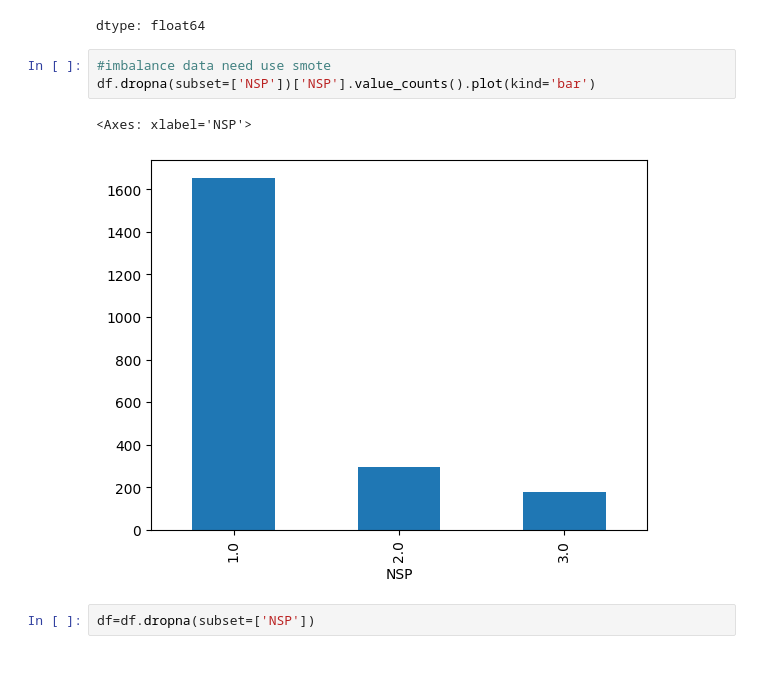
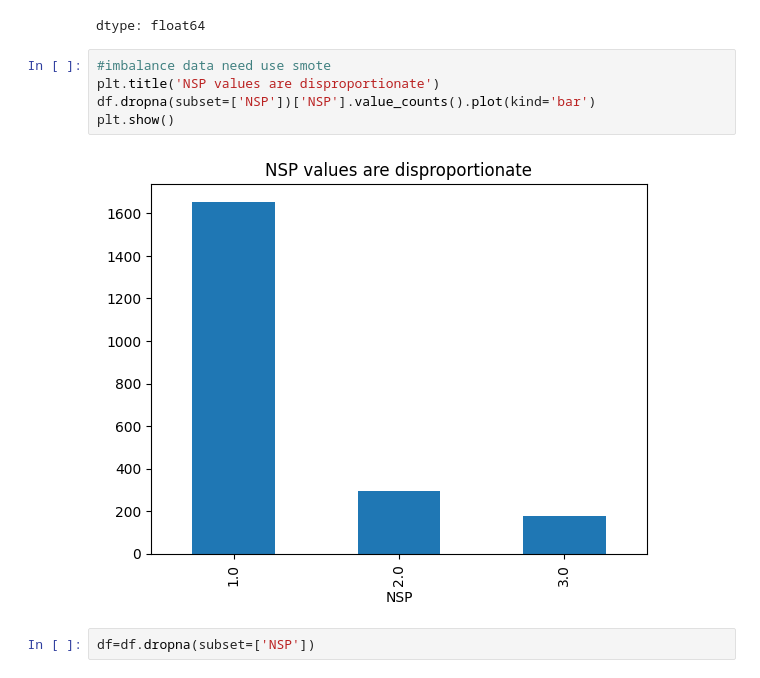
Before and after one commit to dsrrenCodes/NTU-datathon-2025-Lifeline, a Jupyter notebook: NTUdatathon.ipynb, the cells around one changed output. Cells and saved outputs as stored; diff of their text form.

```diff
--- a/NTUdatathon.ipynb
+++ b/NTUdatathon.ipynb
@@ -88,10 +88,11 @@ df.isna().sum()/len(df) *100
 dtype: float64
 # %%
 #imbalance data need use smote
+plt.title('NSP values are disproportionate')
 df.dropna(subset=['NSP'])['NSP'].value_counts().plot(kind='bar')
+plt.show()
 # %% [output]
-<Axes: xlabel='NSP'>
-[figure, old version]
+[figure, new version]
 # %%
 df=df.dropna(subset=['NSP'])
 # %%
```
Also changed, not shown: parts of 3 cells of this notebook.
